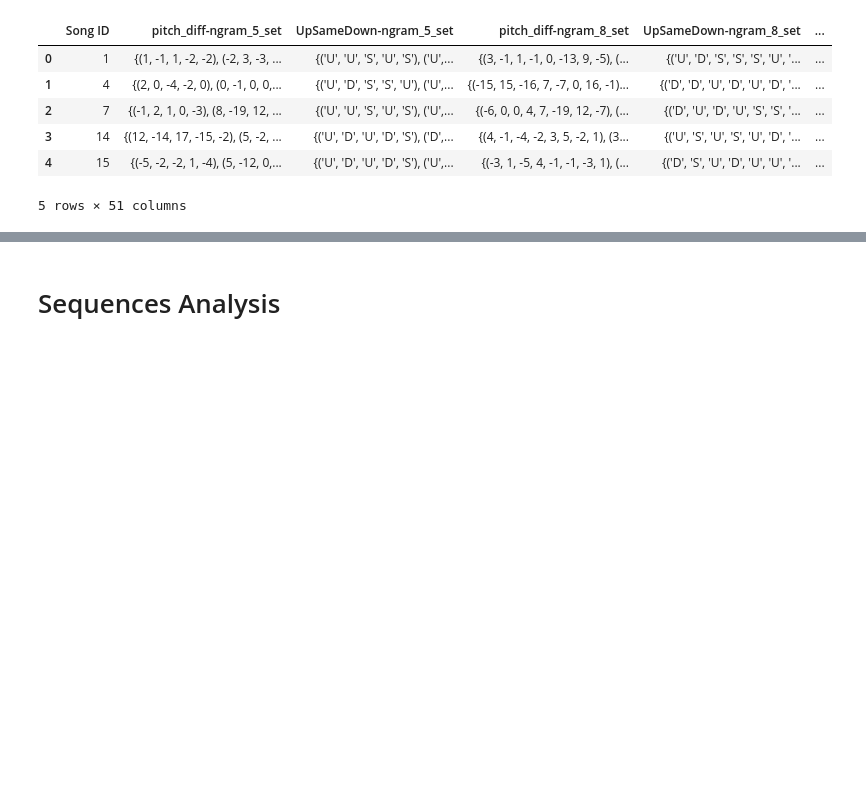
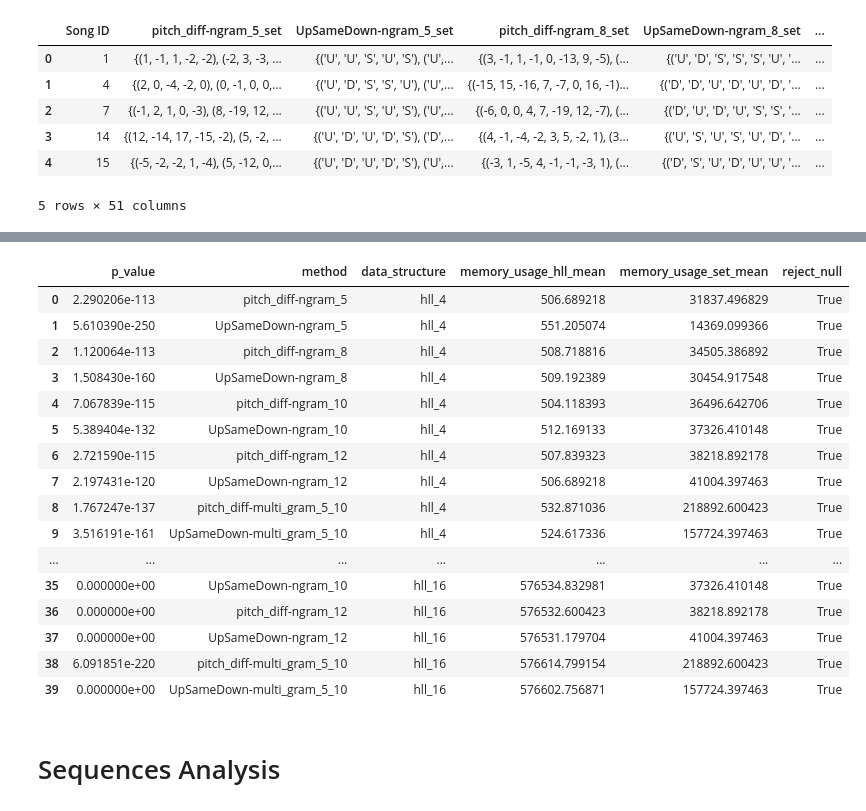
Before and after one commit to arthurlubambo-cct/capstone, a Jupyter notebook: evaluation.ipynb, the cells around one changed output, grey strips where cells are left out. Drawn from its saved outputs; the diff is of its cells as text; code cells hidden in the pictures; blank space fills up the shorter version.

```diff
--- a/evaluation.ipynb
+++ b/evaluation.ipynb
@@ -563,0 +501,7 @@ memory_splits[0]
+# %%
+songs_memory_usage_df.drop(columns=['method_id'], inplace=True)
+# %%
+set_based_songs_memory_usage_df = songs_memory_usage_df[songs_memory_usage_df["datastructure"]=='set'].copy()
+hll_based_songs_memory_usage_df = songs_memory_usage_df[songs_memory_usage_df["datastructure"]!='set'].copy()
+# %%
+memory_comparisson_df = pd.merge(hll_based_songs_memory_usage_df,set_based_songs_memory_usage_df,how='left', suffixes=("_hll","_set"), on=["Song ID","method"])
@@ -563,0 +517,39 @@ memory_splits[0]
+# %%
+memory_t_test_results=[]
+methods = memory_comparisson_df["method"].unique()
+hll_datastructure_list = memory_comparisson_df["datastructure_hll"].unique()
+for hll_ds in hll_datastructure_list:
+    for m in methods:
+        data = memory_comparisson_df[(memory_comparisson_df["method"] == m) &(memory_comparisson_df["datastructure_hll"] == hll_ds)]
+        memory_usage_hll_data = data['memory_usage_hll']
+        memory_usage_set_data = data['memory_usage_set']
+        res = stats.ttest_rel(memory_usage_set_data,memory_usage_hll_data, alternative='two-sided')
+        memory_usage_hll_mean = np.mean(memory_usage_hll_data)
+        memory_usage_set_mean = np.mean(memory_usage_set_data)
+        memory_t_test_results.append({'p_value':res.pvalue,
+                                'method':m,
+                               'data_structure': hll_ds,
+                               'memory_usage_hll_mean':memory_usage_hll_mean,
+                               'memory_usage_set_mean':memory_usage_set_mean})
+memory_t_test__df = pd.DataFrame.from_records(memory_t_test_results)
+# %%
+memory_t_test__df["reject_null"] = memory_t_test__df["p_value"]<0.05
+memory_t_test__df
+# %% [output]
+|  | p_value | method | data_structure | memory_usage_hll_mean | memory_usage_set_mean | reject_null |
+| 0 | 2.290206e-113 | pitch_diff-ngram_5 | hll_4 | 506.689218 | 31837.496829 | True |
+| 1 | 5.610390e-250 | UpSameDown-ngram_5 | hll_4 | 551.205074 | 14369.099366 | True |
+| 2 | 1.120064e-113 | pitch_diff-ngram_8 | hll_4 | 508.718816 | 34505.386892 | True |
+| 3 | 1.508430e-160 | UpSameDown-ngram_8 | hll_4 | 509.192389 | 30454.917548 | True |
+| 4 | 7.067839e-115 | pitch_diff-ngram_10 | hll_4 | 504.118393 | 36496.642706 | True |
+| 5 | 5.389404e-132 | UpSameDown-ngram_10 | hll_4 | 512.169133 | 37326.410148 | True |
+| 6 | 2.721590e-115 | pitch_diff-ngram_12 | hll_4 | 507.839323 | 38218.892178 | True |
+| 7 | 2.197431e-120 | UpSameDown-ngram_12 | hll_4 | 506.689218 | 41004.397463 | True |
+| 8 | 1.767247e-137 | pitch_diff-multi_gram_5_10 | hll_4 | 532.871036 | 218892.600423 | True |
+| 9 | 3.516191e-161 | UpSameDown-multi_gram_5_10 | hll_4 | 524.617336 | 157724.397463 | True |
+| ... | ... | ... | ... | ... | ... | ... |
+| 35 | 0.000000e+00 | UpSameDown-ngram_10 | hll_16 | 576534.832981 | 37326.410148 | True |
+| 36 | 0.000000e+00 | pitch_diff-ngram_12 | hll_16 | 576532.600423 | 38218.892178 | True |
+| 37 | 0.000000e+00 | UpSameDown-ngram_12 | hll_16 | 576531.179704 | 41004.397463 | True |
+| 38 | 6.091851e-220 | pitch_diff-multi_gram_5_10 | hll_16 | 576614.799154 | 218892.600423 | True |
+| 39 | 0.000000e+00 | UpSameDown-multi_gram_5_10 | hll_16 | 576602.756871 | 157724.397463 | True |
```
Also changed, not shown: parts of 19 cells of this notebook, 1 other file.
